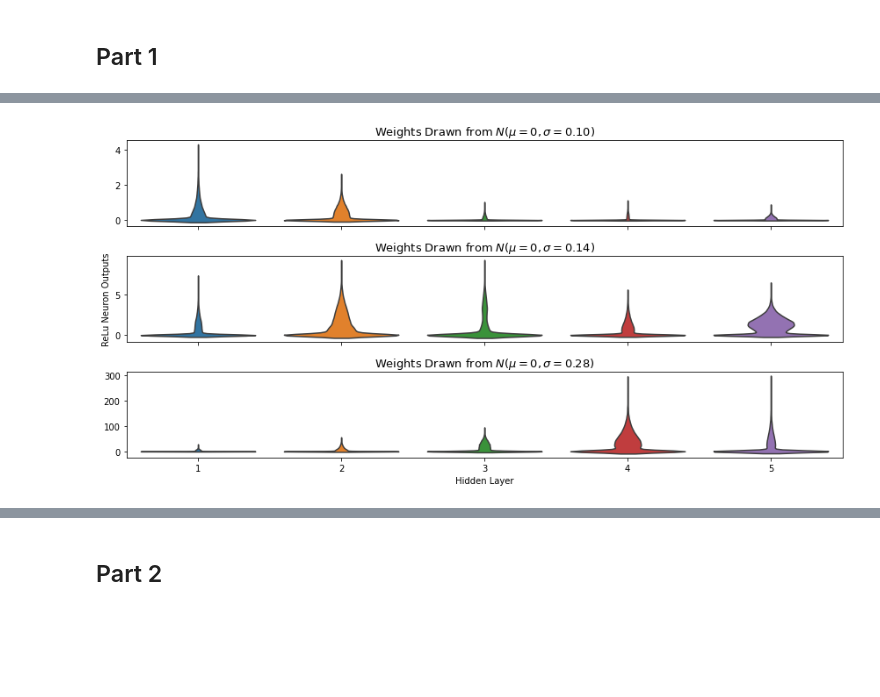
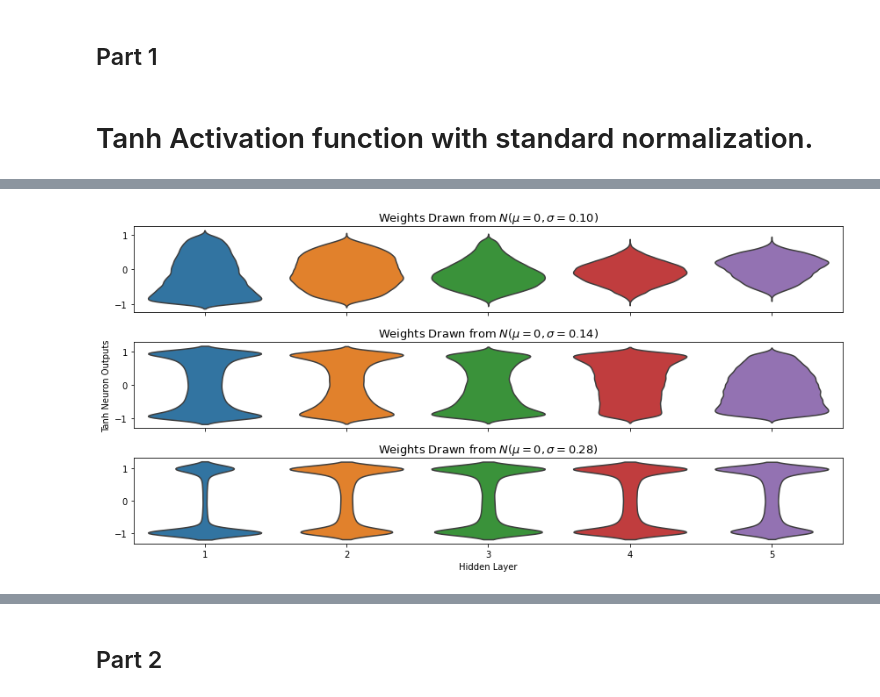
Before and after one commit to adityamwagh/hpml-hw, a Jupyter notebook: hw3/hw3_amw9425_P1.ipynb, the cells around one changed output, grey strips where cells are left out. Drawn from its saved outputs; the diff is of its cells as text; code cells hidden in the pictures; blank space fills up the shorter version.

```diff
--- a/hw3/hw3_amw9425_P1.ipynb
+++ b/hw3/hw3_amw9425_P1.ipynb
@@ -145,6 +145,8 @@ class LossHistory(keras.callbacks.Callback):
     def on_epoch_end(self, epoch, logs={}):
         self.epoch_losses.append(logs.get('loss'))
         self.epoch_val_losses.append(logs.get('val_loss'))
+# %% [markdown]
+# Tanh Activation function with standard normalization.
 # %%
 # code from https://github.com/intoli/intoli-article-materials/blob/master/articles/neural-network-initialization/plot-activation-layers.py
 
@@ -199,7 +201,7 @@ rows = []
 sigmas = [0.10, 0.14, 0.28]
 for stddev in sigmas:
     init = initializers.RandomNormal(mean=0.0, stddev=stddev, seed=seed)
-    activation = 'relu'
+    activation = 'tanh'
 
     model = create_mlp_model(
         n_hidden_layers,
@@ -237,7 +239,7 @@ for sig in sigmas:
     ax.set_title('Weights Drawn from $N(\mu = 0, \sigma = {%.2f})$' % sig, fontsize=13)
 
     if sig == sigmas[1]:
-        ax.set_ylabel("ReLu Neuron Outputs")
+        ax.set_ylabel("Tanh Neuron Outputs")
     if sig != sigmas[-1]:
         ax.set_xticklabels(())
     else:
@@ -249 +254 @@ plt.show()
-[figure, old version]
+[figure, new version]
```
Also changed, not shown: parts of 19 cells of this notebook, 11 other files.
